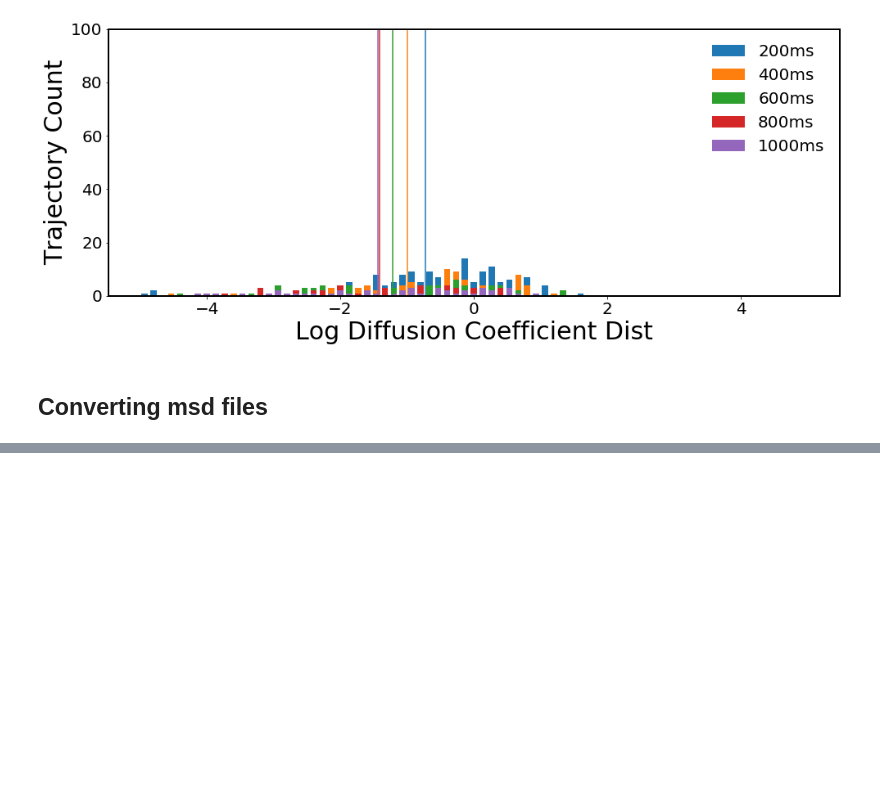
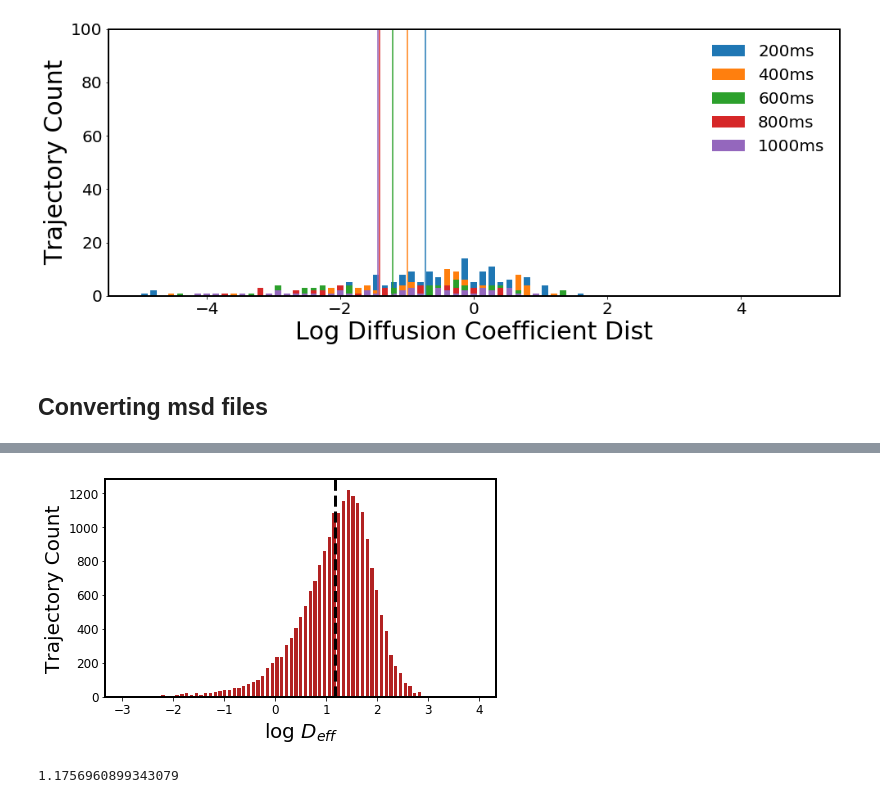
Before and after one commit to mimc7580/diff_classifier, a Jupyter notebook: notebooks/development/03_05_19_MPT_age_dependence_P28.ipynb, the cells around one changed output, grey strips where cells are left out. Cells and saved outputs as stored; diff of their text form; code cells hidden in the pictures; blank space fills up the shorter version.

```diff
--- a/notebooks/development/03_05_19_MPT_age_dependence_P28.ipynb
+++ b/notebooks/development/03_05_19_MPT_age_dependence_P28.ipynb
@@ -354,3 +375,54 @@ for slic in slices:
     avg_df = avg_df.mean(axis = 1)
     avg_df.to_csv('avg_'+pref+'s{}.csv'.format(slic), mode='w', index = False)
     aws.upload_s3('./avg_'+pref+'s{}.csv'.format(slic), remote_folder+'/avg_'+pref+'s{}.csv'.format(slic), bucket_name=bucket)
+# %%
+import pandas as pd
+import diff_classifier.aws as aws
+import math
+
+p28_track = to_track[0:10] + to_track[15:20]
+
+
+p28 = pd.DataFrame()
+
+for prefix in p28_track:
+    feat = 'features_{}.csv'.format(prefix)
+    aws.download_s3(remote_folder+'/'+feat, feat, bucket_name=bucket)
+    merged = pd.read_csv(feat)
+    p28 = pd.concat([p28, merged['Deff1']], axis=0)
+# %%
+import matplotlib.pyplot as plt
+import numpy as np
+import numpy.ma as ma
+
+p28_no_nan = p28.replace(0,np.nan)
+
+log_Deff_p28 = np.log(p28_no_nan[0].dropna())
+
+test_bins = np.linspace(-3, 4, 76)
+
+p28_hist, test_bins = np.histogram(log_Deff_p28, bins=test_bins)
+
+p28_avg = np.mean(log_Deff_p28)
+
+plt.rc('axes', linewidth=2)
+p28_plot = p28_hist
+bins = test_bins
+width = 0.7 * (bins[1] - bins[0])
+center = (bins[:-1] + bins[1:])/2
+
+plt.figure(1, figsize=(7,4)).tight_layout()
+plt.bar(center, p28_plot, color='firebrick', align='center', width=width)
+plt.axvline(p28_avg, color='black', linestyle='--', linewidth=3)
+#plt.ylim((0,100))
+plt.xlabel('log $D_{eff}$', fontsize=20)
+plt.ylabel('Trajectory Count', fontsize=20)
+plt.tick_params(axis='both', which='major', labelsize=12)
+
+plt.show()
+# %% [output]
+[figure, added]
+# %%
+p28_avg
+# %% [output]
+1.1756960899343079
```
Also changed, not shown: parts of 2 cells of this notebook, 11 other files.
